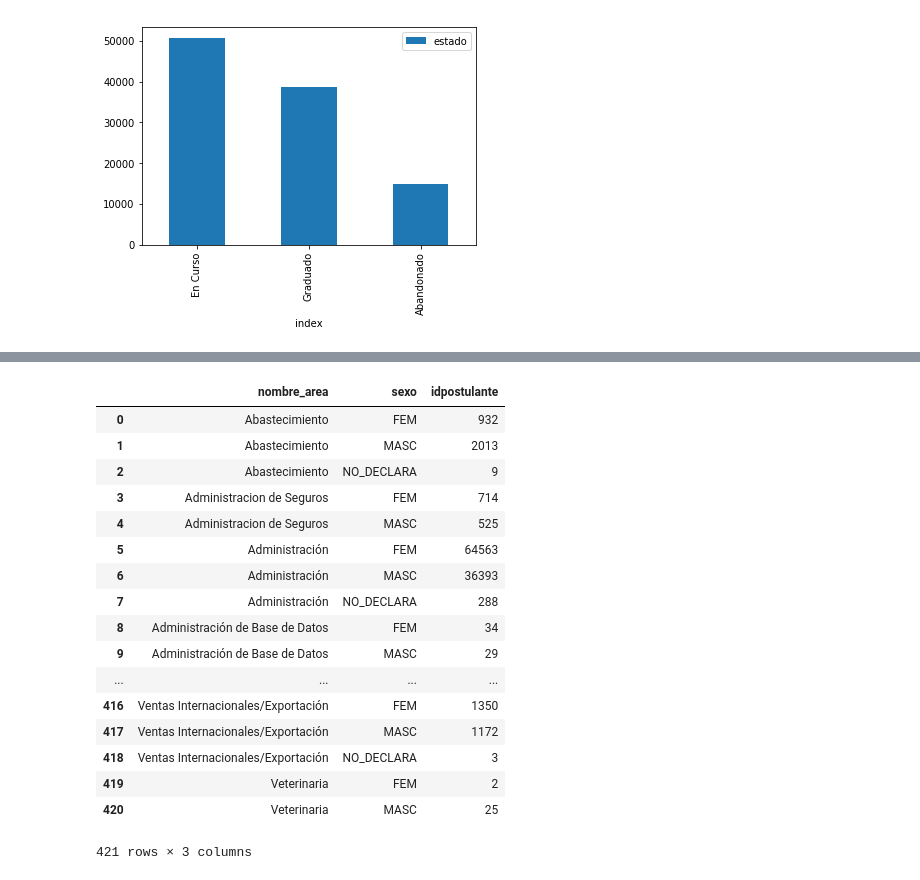
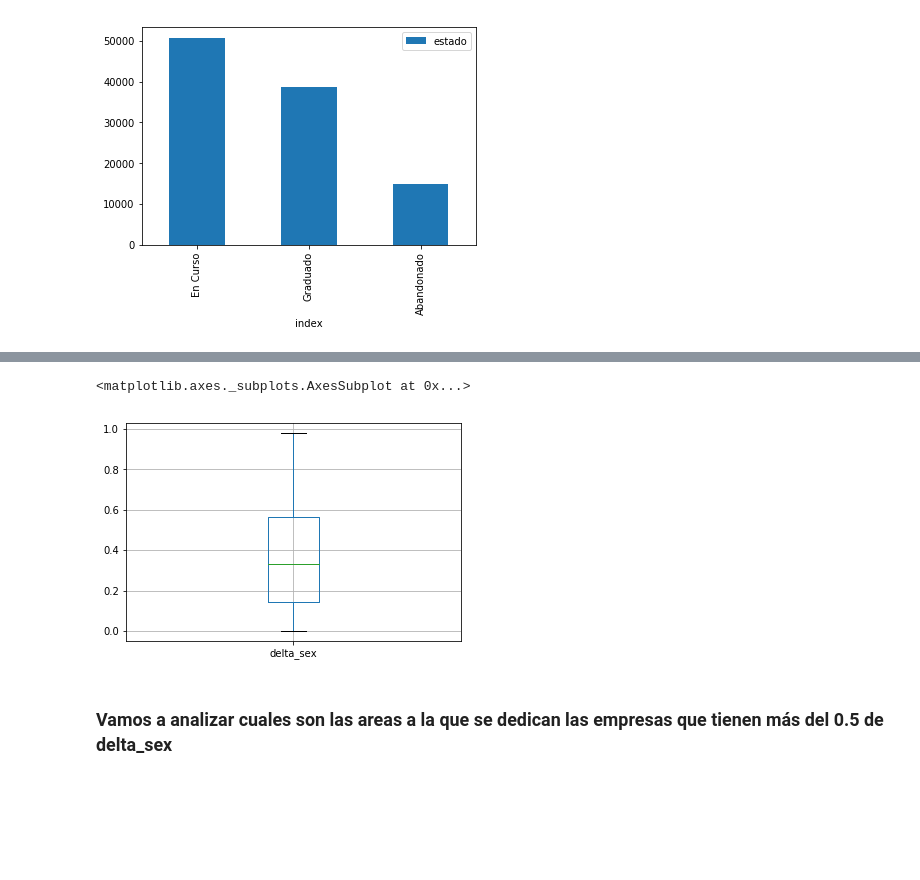
Before and after one commit to iloyarte/datos-tp, a Jupyter notebook: TP 1 - Analisis exploratorio - 2C.ipynb, the cells around one changed output, grey strips where cells are left out. Cells and saved outputs as stored; diff of their text form; code cells hidden in the pictures; blank space fills up the shorter version.

```diff
--- a/TP 1 - Analisis exploratorio - 2C.ipynb
+++ b/TP 1 - Analisis exploratorio - 2C.ipynb
@@ -81,23 +119,8 @@ postulantes_sexo_area = postulantes_vistas_detalles.groupby(['nombre_area','sexo
 # %%
-postulantes_sexo_area = postulantes_sexo_area[postulantes_sexo_area['']]
+postulantes_sexo_area = postulantes_sexo_area.reset_index()
+postulantes_sexo_area['delta_sex'].to_frame().boxplot('delta_sex')
+# %% [output]
+<matplotlib.axes._subplots.AxesSubplot at 0x...>
+[figure, added]
-# %%
-postulantes_sexo_area#.pivot(index = 'nombre_area', columns= 'sexo', values='idpostulante').plot(kind='bar')
-# %% [output]
-|  | nombre_area | sexo | idpostulante |
-| 0 | Abastecimiento | FEM | 932 |
-| 1 | Abastecimiento | MASC | 2013 |
-| 2 | Abastecimiento | NO_DECLARA | 9 |
-| 3 | Administracion de Seguros | FEM | 714 |
-| 4 | Administracion de Seguros | MASC | 525 |
-| 5 | Administración | FEM | 64563 |
-| 6 | Administración | MASC | 36393 |
-| 7 | Administración | NO_DECLARA | 288 |
-| 8 | Administración de Base de Datos | FEM | 34 |
-| 9 | Administración de Base de Datos | MASC | 29 |
-| ... | ... | ... | ... |
-| 416 | Ventas Internacionales/Exportación | FEM | 1350 |
-| 417 | Ventas Internacionales/Exportación | MASC | 1172 |
-| 418 | Ventas Internacionales/Exportación | NO_DECLARA | 3 |
-| 419 | Veterinaria | FEM | 2 |
-| 420 | Veterinaria | MASC | 25 |
-421 rows × 3 columns
+# %% [markdown]
+### Vamos a analizar cuales son las areas a la que se dedican las empresas que tienen más del 0.5 de delta_sex
```
Also changed, not shown: parts of 23 cells of this notebook.
